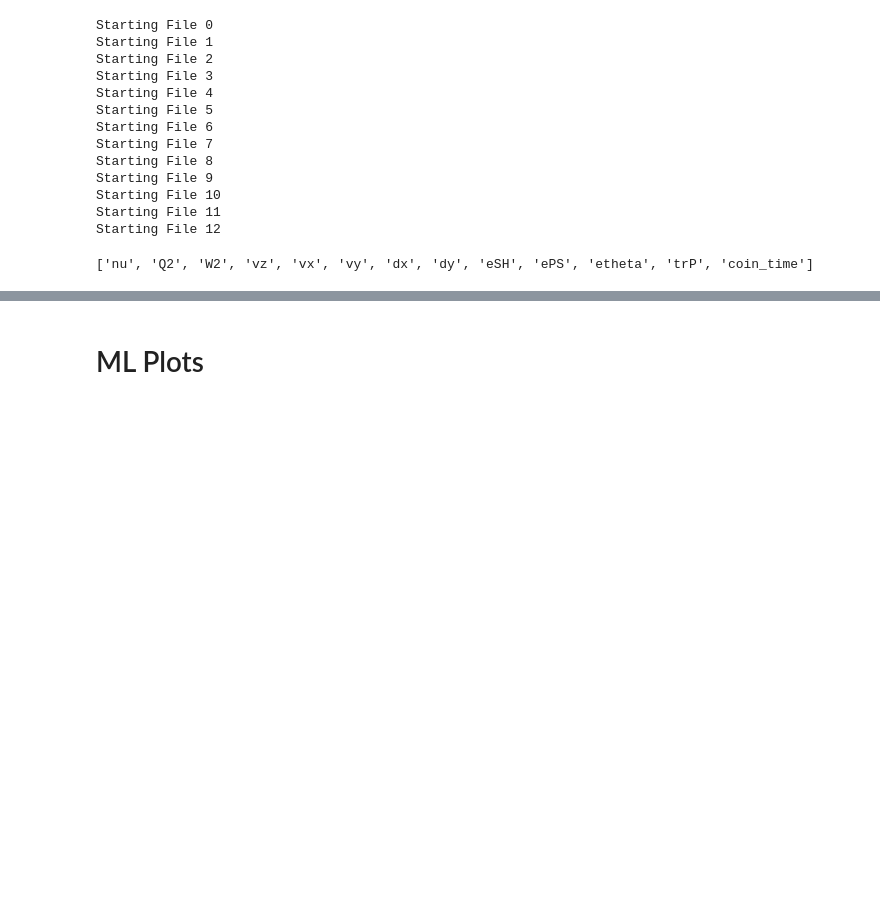
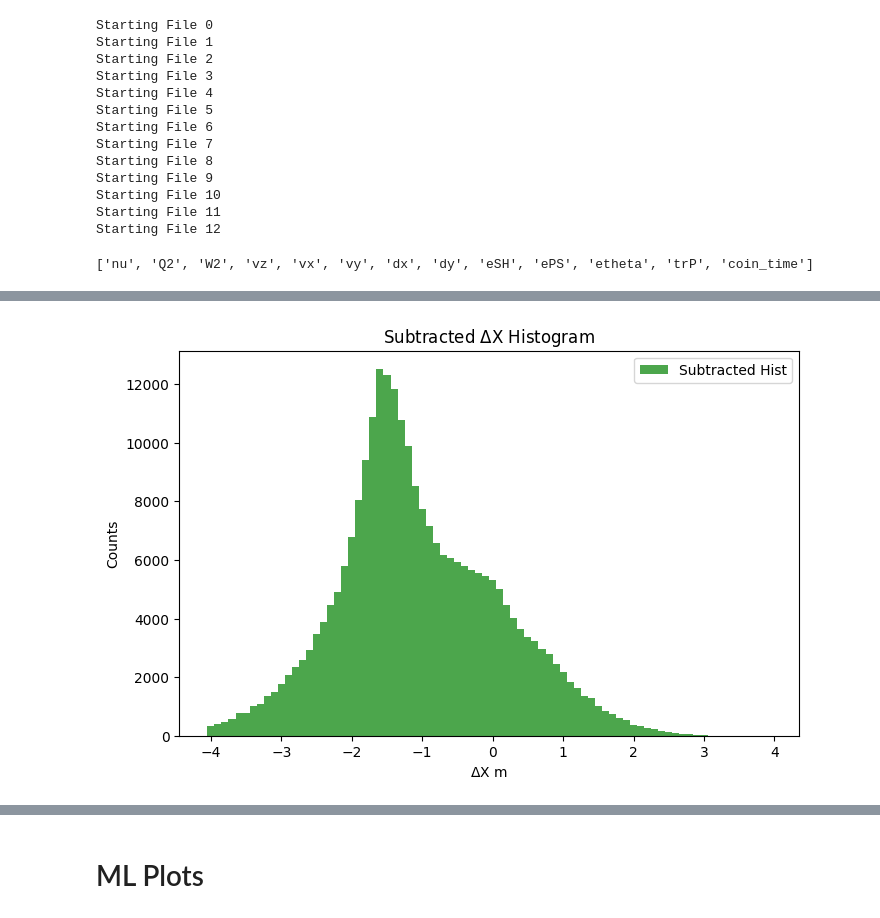
Before and after one commit to hp4xz/GEnAnalysis, a Jupyter notebook: playground/ML_analysis.ipynb, the cells around one changed output, grey strips where cells are left out. Saved outputs shown, nothing was run; the diff lists cells and outputs as text; code cells hidden in the pictures; blank space fills up the shorter version.

```diff
--- a/playground/ML_analysis.ipynb
+++ b/playground/ML_analysis.ipynb
@@ -363,3 +341,16 @@ for i in range(0,10):
+# %%
+subtracted_bins = allHist[0] - elasticHist[0]
+
+# Plot the subtracted histogram
+figure = plt.figure(figsize=(8, 5))
+plt.bar(allHist[1][:-1], subtracted_bins, width=(allHist[1][1] - allHist[1][0]), color='green', alpha=0.7, label="Subtracted Hist")
+plt.xlabel("$\Delta$X m")
+plt.ylabel("Counts")
+plt.title("Subtracted $\Delta$X Histogram")
+plt.legend()
+plt.show()
+# %% [output]
+[figure, added]
 # %%
 mask=np.where((coin > coinmin) & (coin < coinmax) & (dxmin<dx)&(dxmax>dx)&(dymin<dy)&(dymax>dy))
 mask2=np.where((coin > coinmin) & (coin < coinmax) & (dxmin<dx)&(dxmax>dx)&(dymin<dy)&(dymax>dy)&(prob>.9))
```
Also changed, not shown: parts of 15 cells of this notebook, 1 other file.
